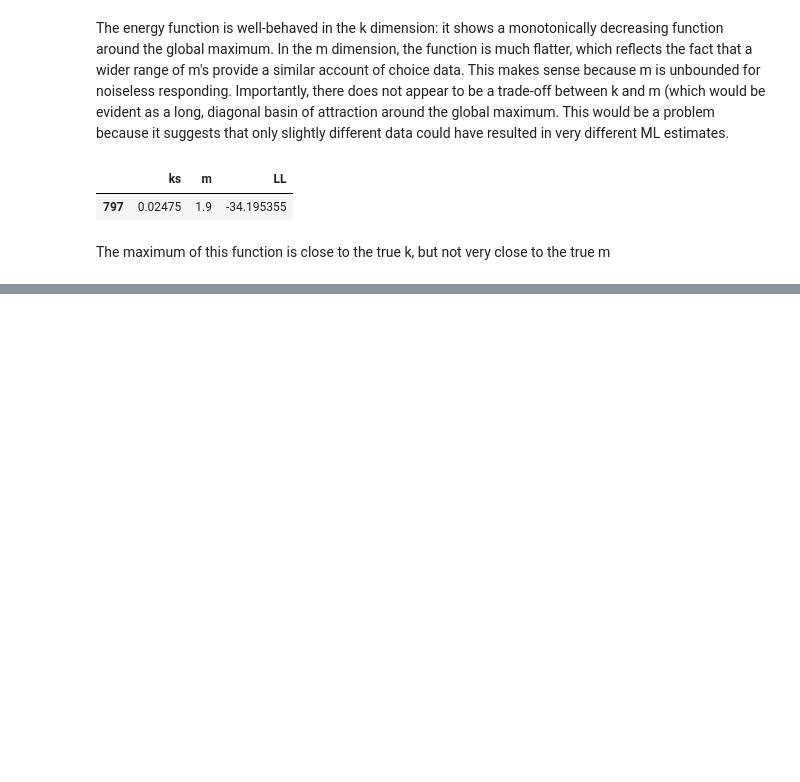
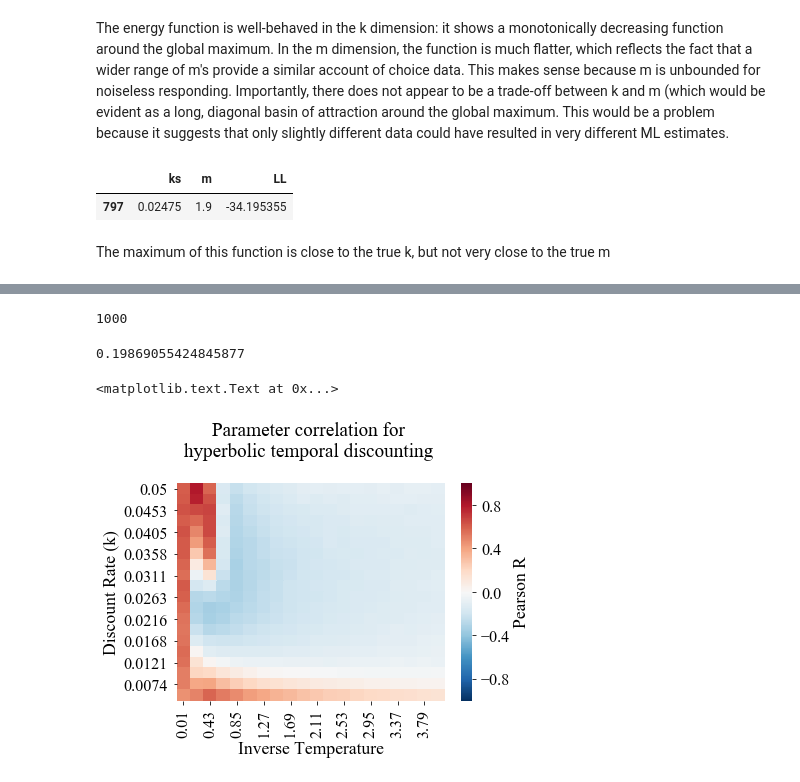
Before and after one commit to iancballard/RL-Tutorials, a Jupyter notebook: discounting_parameter_identifiability.ipynb, the cells around one changed output, grey strips where cells are left out. Saved outputs shown, nothing was run; the diff lists cells and outputs as text; code cells hidden in the pictures; blank space fills up the shorter version.

Commit message:
updated to simulate parameter correlation with Hessian

```diff
--- a/discounting_parameter_identifiability.ipynb
+++ b/discounting_parameter_identifiability.ipynb
@@ -165,0 +272,34 @@ The maximum of this function is close to the true k, but not very close to the t
+# %%
+in_f = glob.glob(op.abspath('./simulations/correlations/TDHypLogKRandData*csv'))
+corr_df = []
+for f in in_f:
+    corr_df.append(pd.read_csv(f))
+corr_df = pd.concat(corr_df)
+# %%
+c = corr_df.groupby(['k','m']).mean().reset_index()
+c['k'] = map(lambda x: round(x,4), c['k'])
+c['m'] = map(lambda x: round(x,2), c['m'])
+c = c.pivot("k", "m", "corr")
+c.sortlevel(level=0, ascending=False, inplace=True)
+# %%
+print len(in_f)
+abs(c).mean().mean()
+# %% [output]
+1000
+0.19869055424845877
+# %%
+sns.set_context('paper',font_scale = 2,rc={"figure.figsize": (10, 10)})
+sns.heatmap(c, cmap="RdBu_r",
+            linewidths = 0,
+            rasterized=True,
+            vmin = -1,
+            vmax = 1,
+            cbar_kws={'label': 'Pearson R'})
+sns.set_style({'font.family':'serif', 'font.serif':'Times New Roman'})
+plt.xlabel('Inverse Temperature')
+plt.ylabel('Discount Rate (k)')
+plt.title('Parameter correlation for \n hyperbolic temporal discounting  \n')
+plt.savefig('TD_correlation_surface_heatmap.svg',bbox_inches = 'tight', dpi = 600)
+# %% [output]
+<matplotlib.text.Text at 0x...>
+[figure, added]
```
Also changed, not shown: parts of 8 cells of this notebook.
